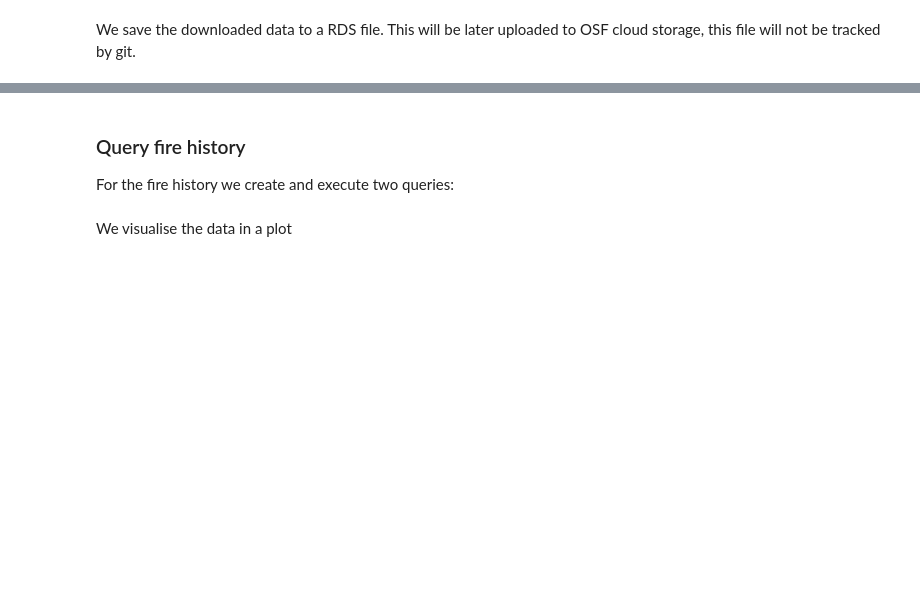
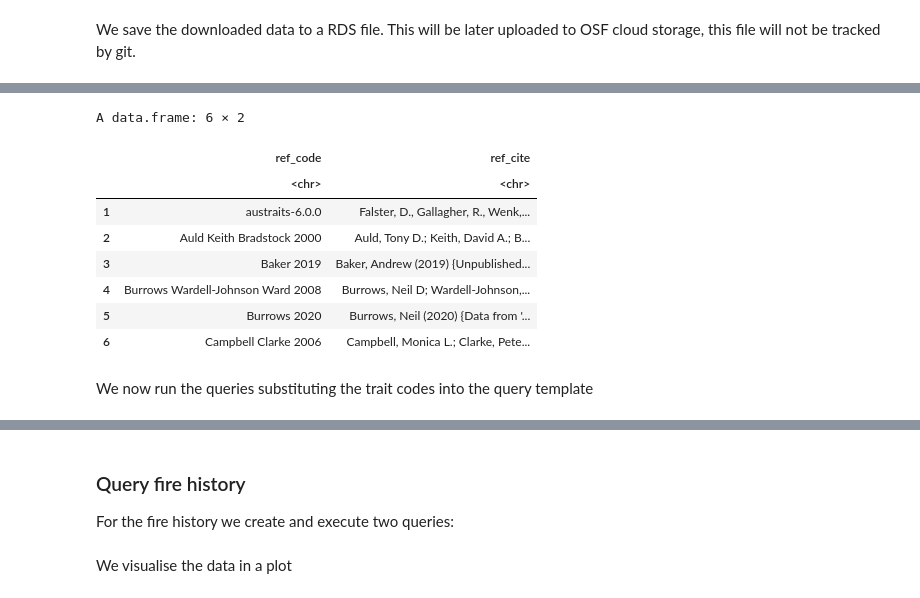
Before and after one commit to ces-unsw-edu-au/fireveg-db-exports, a Jupyter notebook: RDS-output/Read-tables-from-database.ipynb, the cells around one changed output, grey strips where cells are left out. Saved outputs shown, nothing was run; the diff lists cells and outputs as text; code cells hidden in the pictures; blank space fills up the shorter version.

Commit message:
Update steps for exporting data from new version (1.1) of the database

```diff
--- a/RDS-output/Read-tables-from-database.ipynb
+++ b/RDS-output/Read-tables-from-database.ipynb
@@ -155,0 +251,12 @@ We save the downloaded data to a RDS file. This will be later uploaded to OSF cl
+# %%
+head(references)
+# %% [output]
+A data.frame: 6 × 2
+|  | ref_code | ref_cite |
+|  | <chr> | <chr> |
+| 1 | austraits-6.0.0 | Falster, D., Gallagher, R., Wenk,... |
+| 2 | Auld Keith Bradstock 2000 | Auld, Tony D.; Keith, David A.; B... |
+| 3 | Baker 2019 | Baker, Andrew (2019) {Unpublished... |
+| 4 | Burrows Wardell-Johnson Ward 2008 | Burrows, Neil D; Wardell-Johnson,... |
+| 5 | Burrows 2020 | Burrows, Neil (2020) {Data from '... |
+| 6 | Campbell Clarke 2006 | Campbell, Monica L.; Clarke, Pete... |
@@ -155,0 +280,2 @@ We save the downloaded data to a RDS file. This will be later uploaded to OSF cl
+# %% [markdown]
+We now run the queries substituting the trait codes into the query template
```
Also changed, not shown: parts of 37 cells of this notebook, 2 other files.
